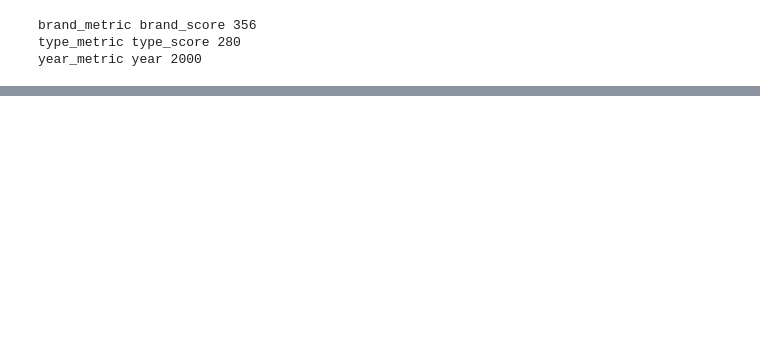
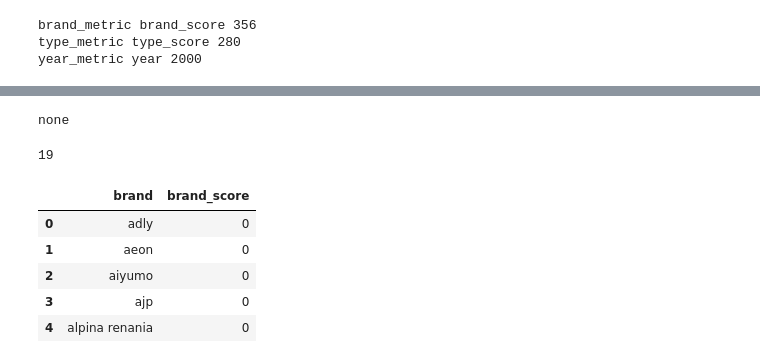
Before and after one commit to Kholdo/Second-hand_motorcycles_recommender, a Jupyter notebook: testing_app.ipynb, the cells around one changed output, grey strips where cells are left out. Drawn from its saved outputs; the diff is of its cells as text; code cells hidden in the pictures; blank space fills up the shorter version.

```diff
--- a/testing_app.ipynb
+++ b/testing_app.ipynb
@@ -288,0 +282,9 @@ df_rank_moto_brand.loc[df_rank_moto_brand['brand'] == user_request[1]]
+# %%
+if df_rank_moto_brand[df_rank_moto_brand['brand'] == 'periquito'].brand_score.empty:
+    print "none"
+# %% [output]
+none
+# %%
+user_brand
+# %% [output]
+19
@@ -288,0 +295,9 @@ df_rank_moto_brand.loc[df_rank_moto_brand['brand'] == user_request[1]]
+# %%
+df_brand_in_df_list.head(5)
+# %% [output]
+|  | brand | brand_score |
+| 0 | adly | 0 |
+| 1 | aeon | 0 |
+| 2 | aiyumo | 0 |
+| 3 | ajp | 0 |
+| 4 | alpina renania | 0 |
```
Also changed, not shown: parts of 11 cells of this notebook, 7 other files.
